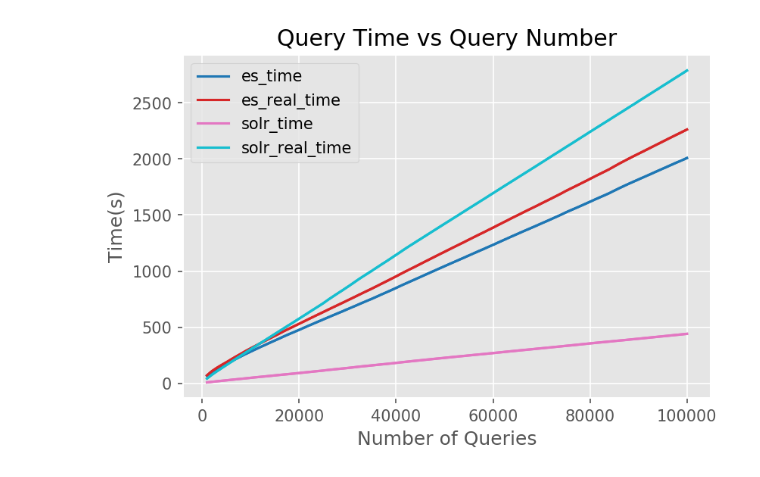
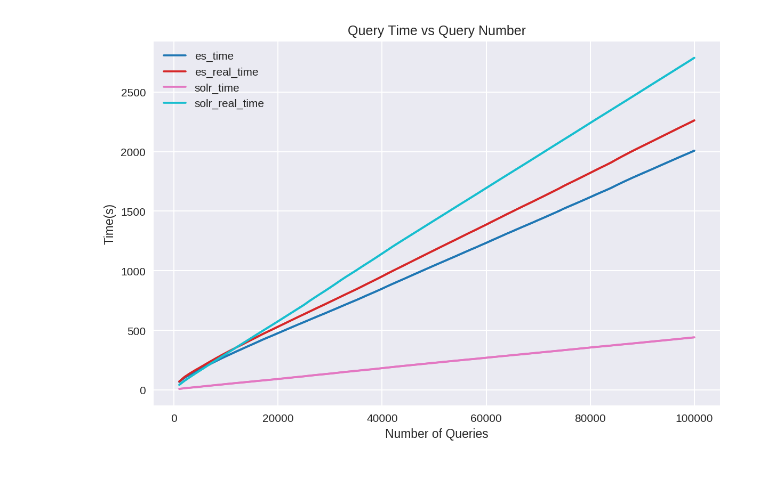
Before and after one commit to amoshyc/ccu-search-engine, a Jupyter notebook: hw3/03_vis.ipynb, the cells around one changed output. Saved outputs shown, nothing was run; the diff lists cells and outputs as text; code cells hidden in the pictures.

```diff
--- a/hw3/03_vis.ipynb
+++ b/hw3/03_vis.ipynb
@@ -3,6 +3,7 @@
 import numpy as np
 import pandas as pd
 import matplotlib.pyplot as plt
+plt.style.use('seaborn')
 # %%
 df_es = pd.read_csv('../data/es_df.csv')
 df_solr = pd.read_csv('../data/solr_df.csv')
@@ -10,9 +11,11 @@ df = pd.concat([df_es, df_solr], axis=1).set_index('size')
 # %%
 fig, ax = plt.subplots(dpi=150)
 df.plot(kind='line', ax=ax, cmap=plt.cm.tab10)
 ax.set_ylabel('Time(s)')
 ax.set_xlabel('Number of Queries')
 ax.set_title('Query Time vs Query Number')
+fig.tight_layout()
+fig.savefig('./vis.png')
 plt.show()
 # %% [output]
-[figure, old version]
+[figure, new version]
```
Also changed, not shown: 1 other file.
